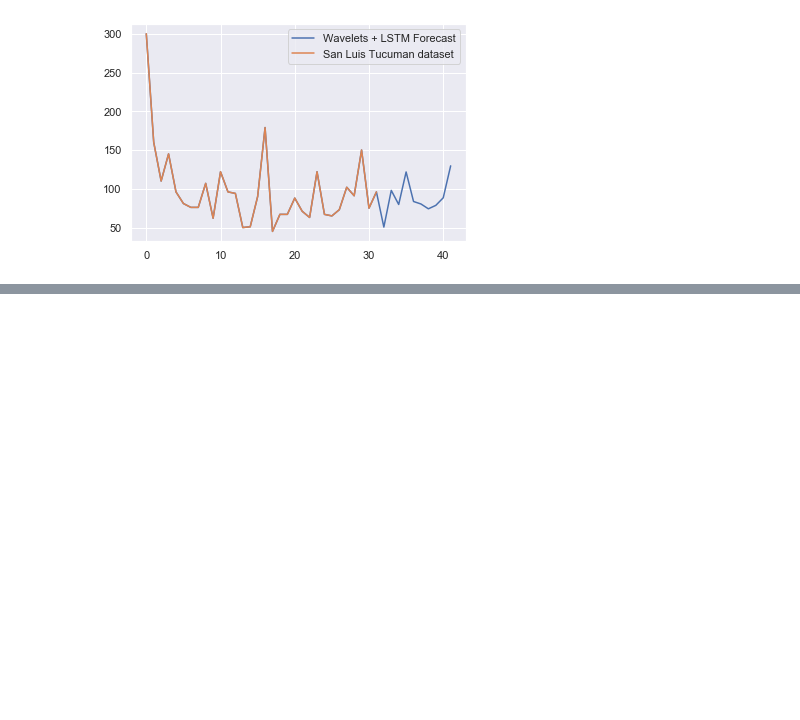
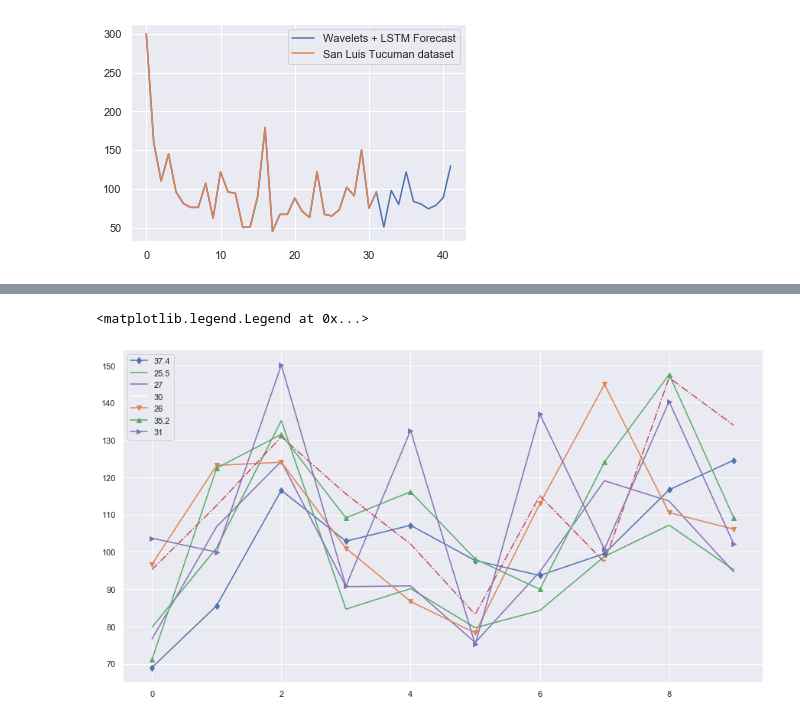
Before and after one commit to lambdaclass/finance_playground, a Jupyter notebook: notebooks/metadata-2020/rain-forecast/neural_networks.ipynb, the cells around one changed output, grey strips where cells are left out. Cells and saved outputs as stored; diff of their text form; code cells hidden in the pictures; blank space fills up the shorter version.

```diff
--- a/notebooks/metadata-2020/rain-forecast/neural_networks.ipynb
+++ b/notebooks/metadata-2020/rain-forecast/neural_networks.ipynb
@@ -441,0 +629,14 @@ plt.legend()
+# %%
+plt.plot(sol_09,'-d', label = '37.4')
+plt.plot(sol_01,'-g', label = '25.5')
+plt.plot(sol_08,'-m', label = '27')
+plt.plot(sol_11,'-w', label = '30')
+plt.plot(sol_10, '-v', label = '26')
+plt.plot(sol_11, '-^', label = '35.2')
+plt.plot(sol_12, '-.')
+plt.plot(sol_14, '->', label = '31')
+
+plt.legend()
+# %% [output]
+<matplotlib.legend.Legend at 0x...>
+[figure, added]
```
Also changed, not shown: parts of 28 cells of this notebook.
